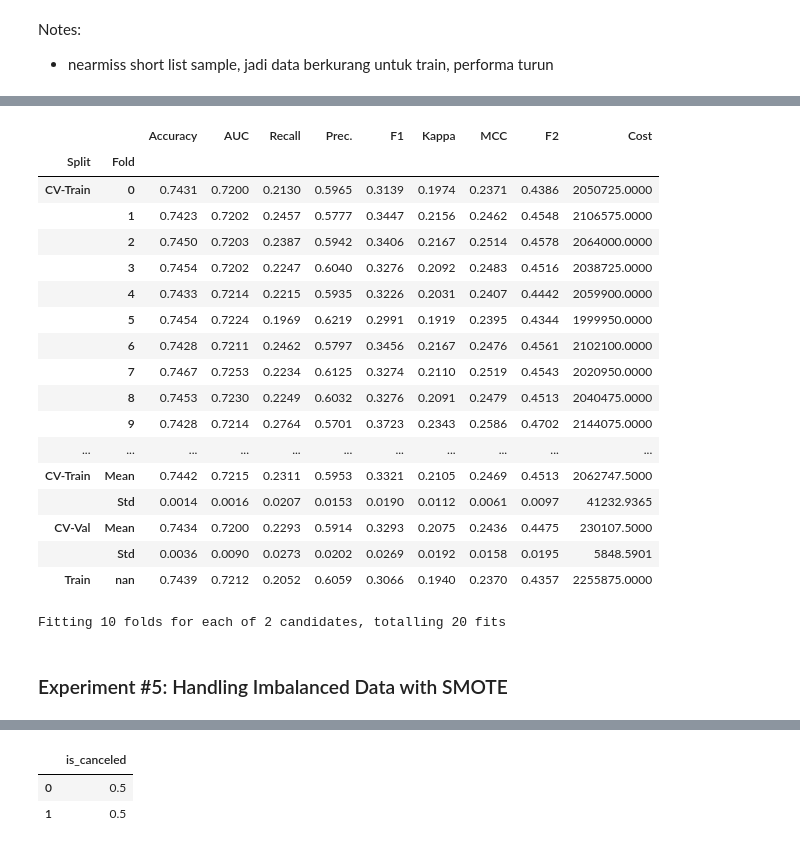
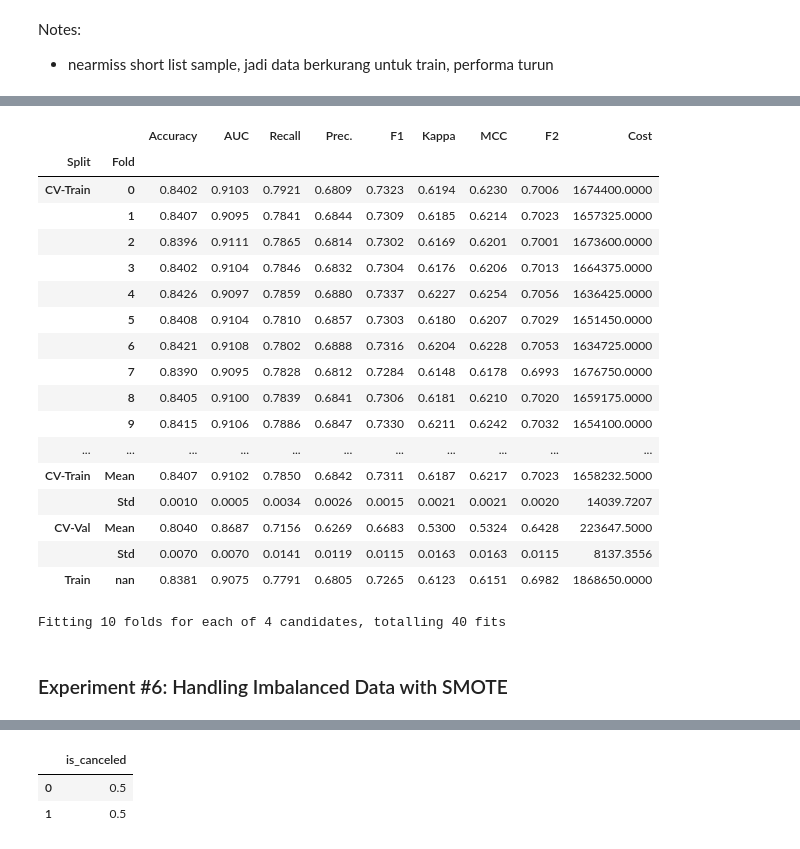
Before and after one commit to garudapaksi-yusuf/Hotel_Booking_Demand, a Jupyter notebook: Hotel_Booking_Demand_Part_2.ipynb, the cells around one changed output, grey strips where cells are left out. Saved outputs shown, nothing was run; the diff lists cells and outputs as text; code cells hidden in the pictures.

```diff
--- a/Hotel_Booking_Demand_Part_2.ipynb
+++ b/Hotel_Booking_Demand_Part_2.ipynb
@@ -1513,7 +1513,7 @@ Notes:
 
 * nearmiss short list sample, jadi data berkurang untuk train, performa turun
 # %%
-# Assigning 'Naive Bayes' as experimentation model
-experiment5_model = experiment5.create_model(estimator='nb',
+# Assigning 'Light Gradient Boosting Machine' as experimentation model
+experiment5_model = experiment5.create_model(estimator='lightgbm',
                                              return_train_score=True) # Showing cross-validation score
 # %% [output]
@@ -1547,34 +1565,35 @@ experiment5.plot_model(estimator=experiment5_model, plot='parameter')
 # %%
-# Defining custom hyperparameter gridspace for 'Naive Bayes'
+# Defining custom hyperparameter gridspace for 'Light Gradient Boosting Machine'
 parameters = {
-    'var_smoothing': [1e-05, 1e-10]
+    'learning_rate': [0.01, 0.05],
+    'num_leaves': [50, 100]
 }
 
 # Tuning model's hyperparameter
 experiment5_model_tuned = experiment5.tune_model(estimator=experiment5_model, custom_grid=parameters, search_algorithm='grid', return_train_score=True)
 # %% [output]
 [interactive output not drawn]
 |  |  | Accuracy | AUC | Recall | Prec. | F1 | Kappa | MCC | F2 | Cost |
 | Split | Fold |  |  |  |  |  |  |  |  |  |
-| CV-Train | 0 | 0.7431 | 0.7200 | 0.2130 | 0.5965 | 0.3139 | 0.1974 | 0.2371 | 0.4386 | 2050725.0000 |
-|  | 1 | 0.7423 | 0.7202 | 0.2457 | 0.5777 | 0.3447 | 0.2156 | 0.2462 | 0.4548 | 2106575.0000 |
-|  | 2 | 0.7450 | 0.7203 | 0.2387 | 0.5942 | 0.3406 | 0.2167 | 0.2514 | 0.4578 | 2064000.0000 |
-|  | 3 | 0.7454 | 0.7202 | 0.2247 | 0.6040 | 0.3276 | 0.2092 | 0.2483 | 0.4516 | 2038725.0000 |
-|  | 4 | 0.7433 | 0.7214 | 0.2215 | 0.5935 | 0.3226 | 0.2031 | 0.2407 | 0.4442 | 2059900.0000 |
-|  | 5 | 0.7454 | 0.7224 | 0.1969 | 0.6219 | 0.2991 | 0.1919 | 0.2395 | 0.4344 | 1999950.0000 |
-|  | 6 | 0.7428 | 0.7211 | 0.2462 | 0.5797 | 0.3456 | 0.2167 | 0.2476 | 0.4561 | 2102100.0000 |
-|  | 7 | 0.7467 | 0.7253 | 0.2234 | 0.6125 | 0.3274 | 0.2110 | 0.2519 | 0.4543 | 2020950.0000 |
-|  | 8 | 0.7453 | 0.7230 | 0.2249 | 0.6032 | 0.3276 | 0.2091 | 0.2479 | 0.4513 | 2040475.0000 |
-|  | 9 | 0.7428 | 0.7214 | 0.2764 | 0.5701 | 0.3723 | 0.2343 | 0.2586 | 0.4702 | 2144075.0000 |
+| CV-Train | 0 | 0.8402 | 0.9103 | 0.7921 | 0.6809 | 0.7323 | 0.6194 | 0.6230 | 0.7006 | 1674400.0000 |
+|  | 1 | 0.8407 | 0.9095 | 0.7841 | 0.6844 | 0.7309 | 0.6185 | 0.6214 | 0.7023 | 1657325.0000 |
+|  | 2 | 0.8396 | 0.9111 | 0.7865 | 0.6814 | 0.7302 | 0.6169 | 0.6201 | 0.7001 | 1673600.0000 |
+|  | 3 | 0.8402 | 0.9104 | 0.7846 | 0.6832 | 0.7304 | 0.6176 | 0.6206 | 0.7013 | 1664375.0000 |
+|  | 4 | 0.8426 | 0.9097 | 0.7859 | 0.6880 | 0.7337 | 0.6227 | 0.6254 | 0.7056 | 1636425.0000 |
+|  | 5 | 0.8408 | 0.9104 | 0.7810 | 0.6857 | 0.7303 | 0.6180 | 0.6207 | 0.7029 | 1651450.0000 |
+|  | 6 | 0.8421 | 0.9108 | 0.7802 | 0.6888 | 0.7316 | 0.6204 | 0.6228 | 0.7053 | 1634725.0000 |
+|  | 7 | 0.8390 | 0.9095 | 0.7828 | 0.6812 | 0.7284 | 0.6148 | 0.6178 | 0.6993 | 1676750.0000 |
+|  | 8 | 0.8405 | 0.9100 | 0.7839 | 0.6841 | 0.7306 | 0.6181 | 0.6210 | 0.7020 | 1659175.0000 |
+|  | 9 | 0.8415 | 0.9106 | 0.7886 | 0.6847 | 0.7330 | 0.6211 | 0.6242 | 0.7032 | 1654100.0000 |
 | ... | ... | ... | ... | ... | ... | ... | ... | ... | ... | ... |
-| CV-Train | Mean | 0.7442 | 0.7215 | 0.2311 | 0.5953 | 0.3321 | 0.2105 | 0.2469 | 0.4513 | 2062747.5000 |
-|  | Std | 0.0014 | 0.0016 | 0.0207 | 0.0153 | 0.0190 | 0.0112 | 0.0061 | 0.0097 | 41232.9365 |
-| CV-Val | Mean | 0.7434 | 0.7200 | 0.2293 | 0.5914 | 0.3293 | 0.2075 | 0.2436 | 0.4475 | 230107.5000 |
-|  | Std | 0.0036 | 0.0090 | 0.0273 | 0.0202 | 0.0269 | 0.0192 | 0.0158 | 0.0195 | 5848.5901 |
-| Train | nan | 0.7439 | 0.7212 | 0.2052 | 0.6059 | 0.3066 | 0.1940 | 0.2370 | 0.4357 | 2255875.0000 |
+| CV-Train | Mean | 0.8407 | 0.9102 | 0.7850 | 0.6842 | 0.7311 | 0.6187 | 0.6217 | 0.7023 | 1658232.5000 |
+|  | Std | 0.0010 | 0.0005 | 0.0034 | 0.0026 | 0.0015 | 0.0021 | 0.0021 | 0.0020 | 14039.7207 |
+| CV-Val | Mean | 0.8040 | 0.8687 | 0.7156 | 0.6269 | 0.6683 | 0.5300 | 0.5324 | 0.6428 | 223647.5000 |
+|  | Std | 0.0070 | 0.0070 | 0.0141 | 0.0119 | 0.0115 | 0.0163 | 0.0163 | 0.0115 | 8137.3556 |
+| Train | nan | 0.8381 | 0.9075 | 0.7791 | 0.6805 | 0.7265 | 0.6123 | 0.6151 | 0.6982 | 1868650.0000 |
-Fitting 10 folds for each of 2 candidates, totalling 20 fits
+Fitting 10 folds for each of 4 candidates, totalling 40 fits
 # %% [markdown]
-### Experiment #5: Handling Imbalanced Data with SMOTE
+### Experiment #6: Handling Imbalanced Data with SMOTE
 # %%
 # Importing SMOTE library
 from imblearn.over_sampling import SMOTE
```
Also changed, not shown: parts of 39 cells of this notebook.
